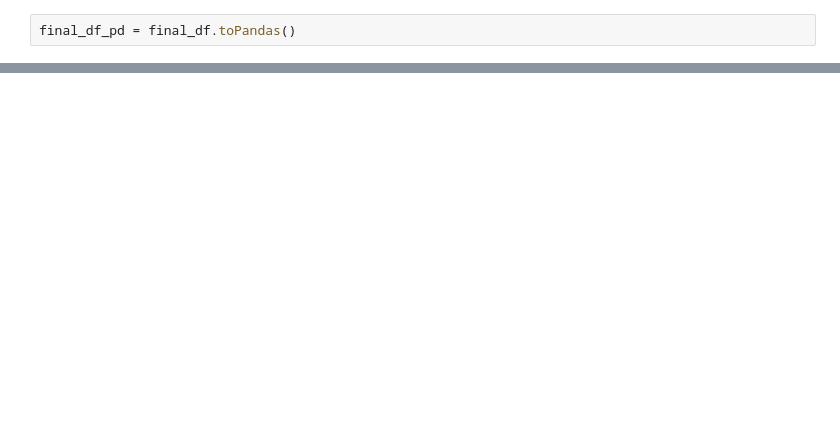
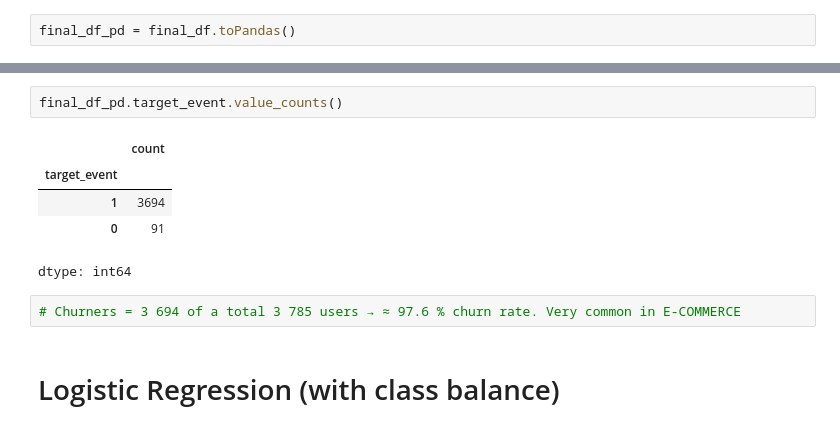
Before and after one commit to Alerdo/churn-prediction-project, a Jupyter notebook: churn-prediction.ipynb, the cells around one changed output, grey strips where cells are left out. Saved outputs shown, nothing was run; the diff lists cells and outputs as text; blank space fills up the shorter version.

```diff
--- a/churn-prediction.ipynb
+++ b/churn-prediction.ipynb
@@ -840,0 +843,12 @@ final_df_pd = final_df.toPandas()
+# %%
+final_df_pd.target_event.value_counts()
+# %% [output]
+|  | count |
+| target_event |  |
+| 1 | 3694 |
+| 0 | 91 |
+dtype: int64
+# %%
+# Churners = 3 694 of a total 3 785 users → ≈ 97.6 % churn rate. Very common in E-COMMERCE
+# %% [markdown]
+# Logistic Regression (with class balance)
```
Also changed, not shown: parts of 18 cells of this notebook.
